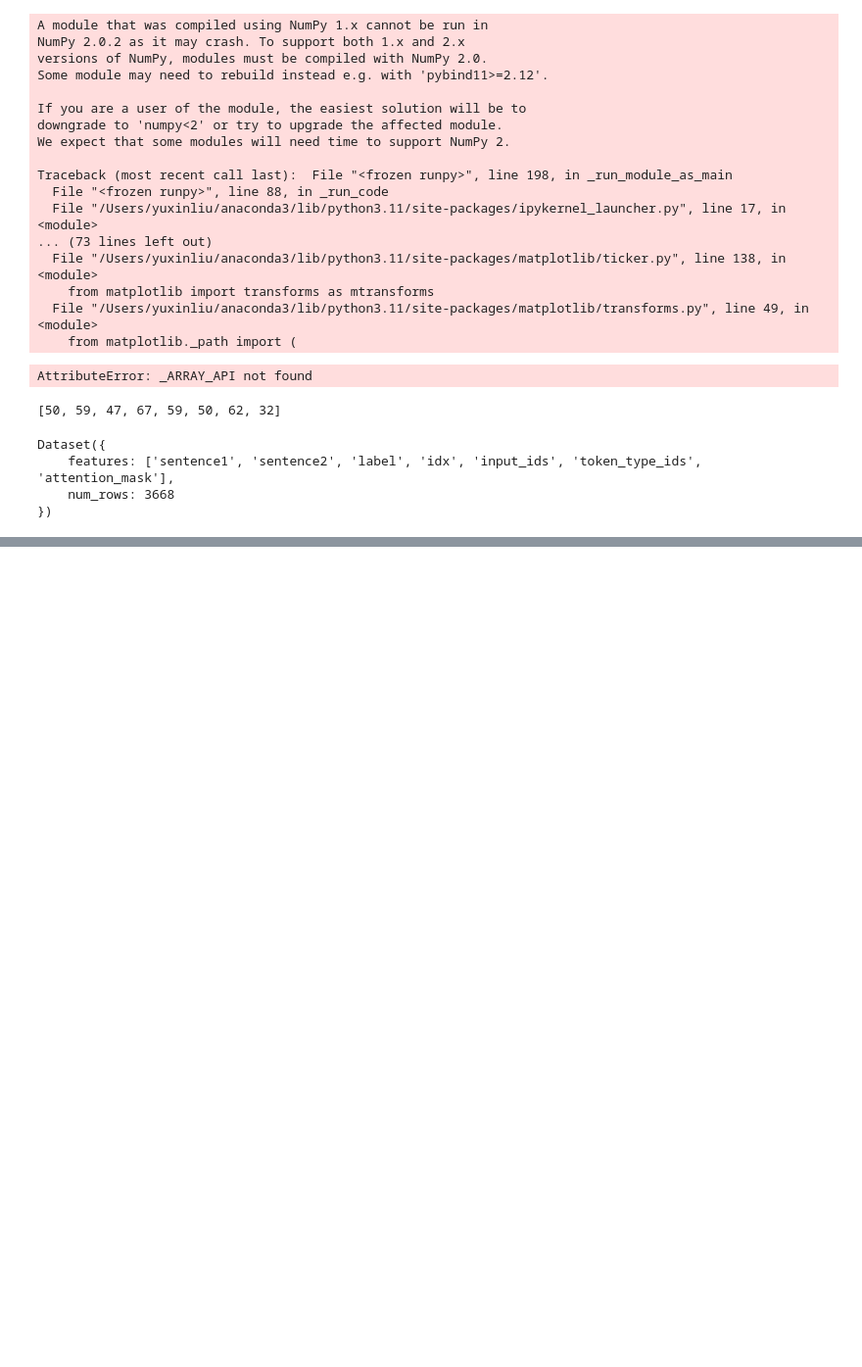
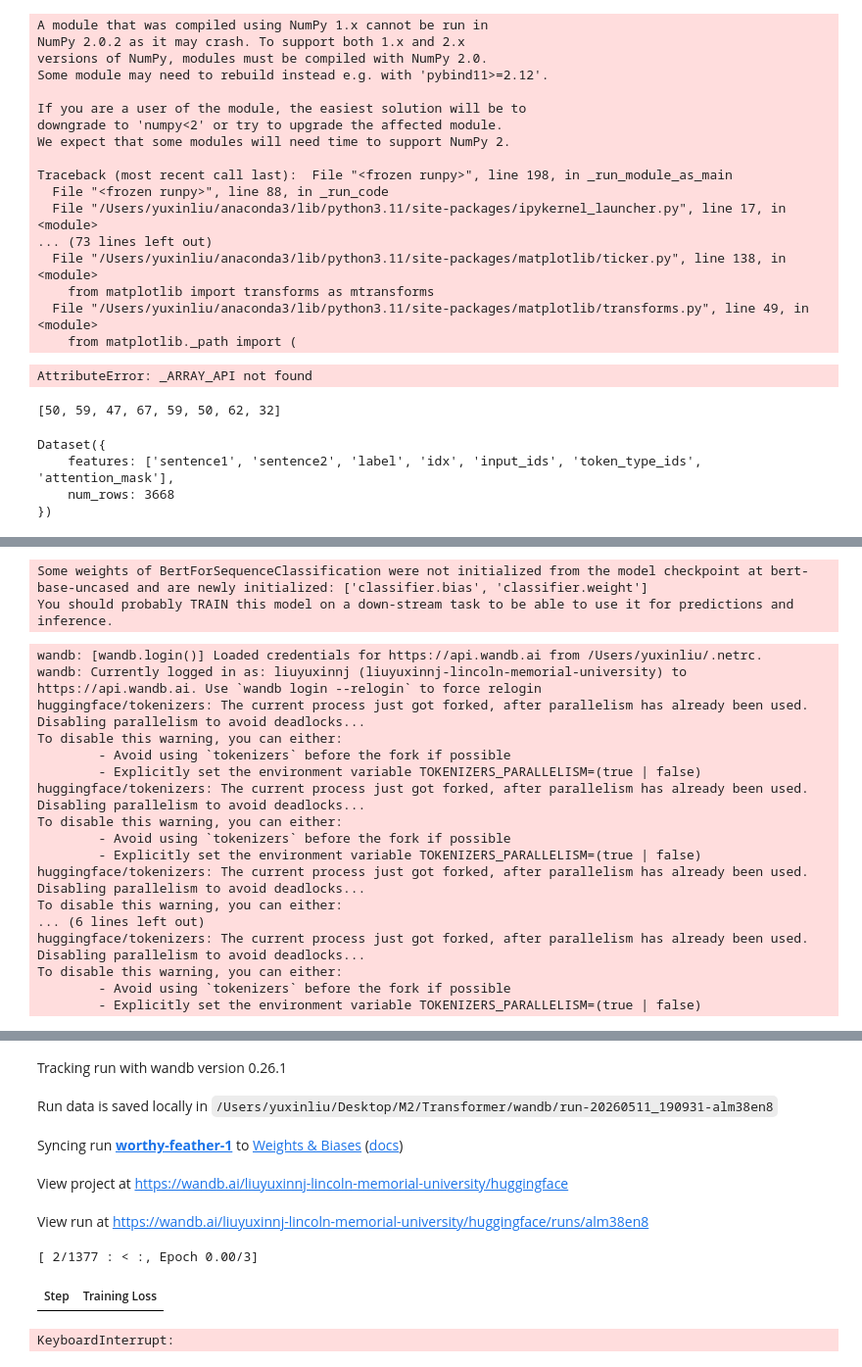
Before and after one commit to YuxinLiu42/Transformer, a Jupyter notebook: Fine-tuning a pretrained model.ipynb, the cells around one changed output, grey strips where cells are left out. Shown at 98% size. Cells and saved outputs as stored; diff of their text form; code cells hidden in the pictures; blank space fills up the shorter version.

```diff
--- a/Fine-tuning a pretrained model.ipynb
+++ b/Fine-tuning a pretrained model.ipynb
@@ -210,0 +217,54 @@ Dataset({
+# %%
+from datasets import load_dataset
+from transformers import AutoTokenizer, DataCollatorWithPadding
+
+raw_datasets = load_dataset("glue", "mrpc")
+checkpoint = "bert-base-uncased"
+tokenizer = AutoTokenizer.from_pretrained(checkpoint)
+
+
+def tokenize_function(example):
+    return tokenizer(example["sentence1"], example["sentence2"], truncation=True)
+
+
+tokenized_datasets = raw_datasets.map(tokenize_function, batched=True)
+data_collator = DataCollatorWithPadding(tokenizer=tokenizer)
+# %%
+from transformers import TrainingArguments
+training_args = TrainingArguments("test-trainer")
+# %%
+from transformers import AutoModelForSequenceClassification
+model = AutoModelForSequenceClassification.from_pretrained(checkpoint, num_labels=2)
+# %% [output]
+Some weights of BertForSequenceClassification were not initialized from the model checkpoint at bert-base-uncased and are newly initialized: ['classifier.bias', 'classifier.weight']
+You should probably TRAIN this model on a down-stream task to be able to use it for predictions and inference.
+# %%
+from transformers import Trainer
+trainer = Trainer(
+    model,
+    training_args,
+    train_dataset=tokenized_datasets["train"],
+    eval_dataset=tokenized_datasets["validation"],
+    data_collator=data_collator,
+    tokenizer=tokenizer,
+)# if processing_class, Transformers must be larger than 4.46.0
+# %%
+trainer.train()
+# %% [output]
+wandb: [wandb.login()] Loaded credentials for https://api.wandb.ai from /Users/yuxinliu/.netrc.
+wandb: Currently logged in as: liuyuxinnj (liuyuxinnj-lincoln-memorial-university) to https://api.wandb.ai. Use `wandb login --relogin` to force relogin
+huggingface/tokenizers: The current process just got forked, after parallelism has already been used. Disabling parallelism to avoid deadlocks...
+To disable this warning, you can either:
+        - Avoid using `tokenizers` before the fork if possible
+        - Explicitly set the environment variable TOKENIZERS_PARALLELISM=(true | false)
+huggingface/tokenizers: The current process just got forked, after parallelism has already been used. Disabling parallelism to avoid deadlocks...
+To disable this warning, you can either:
+        - Avoid using `tokenizers` before the fork if possible
+        - Explicitly set the environment variable TOKENIZERS_PARALLELISM=(true | false)
+huggingface/tokenizers: The current process just got forked, after parallelism has already been used. Disabling parallelism to avoid deadlocks...
+To disable this warning, you can either:
+... (6 lines left out)
+huggingface/tokenizers: The current process just got forked, after parallelism has already been used. Disabling parallelism to avoid deadlocks...
+To disable this warning, you can either:
+        - Avoid using `tokenizers` before the fork if possible
+        - Explicitly set the environment variable TOKENIZERS_PARALLELISM=(true | false)
@@ -210,0 +272,8 @@ Dataset({
+Tracking run with wandb version 0.26.1
+Run data is saved locally in /Users/yuxinliu/Desktop/M2/Transformer/wandb/run-20260511_190931-alm38en8
+Syncing run worthy-feather-1 to Weights & Biases (docs)
+View project at https://wandb.ai/liuyuxinnj-lincoln-memorial-university/huggingface
+View run at https://wandb.ai/liuyuxinnj-lincoln-memorial-university/huggingface/runs/alm38en8
+[ 2/1377 : < :, Epoch 0.00/3]
+| Step | Training Loss |
+KeyboardInterrupt:
```
Also changed, not shown: parts of 27 cells of this notebook, 18 other files.
